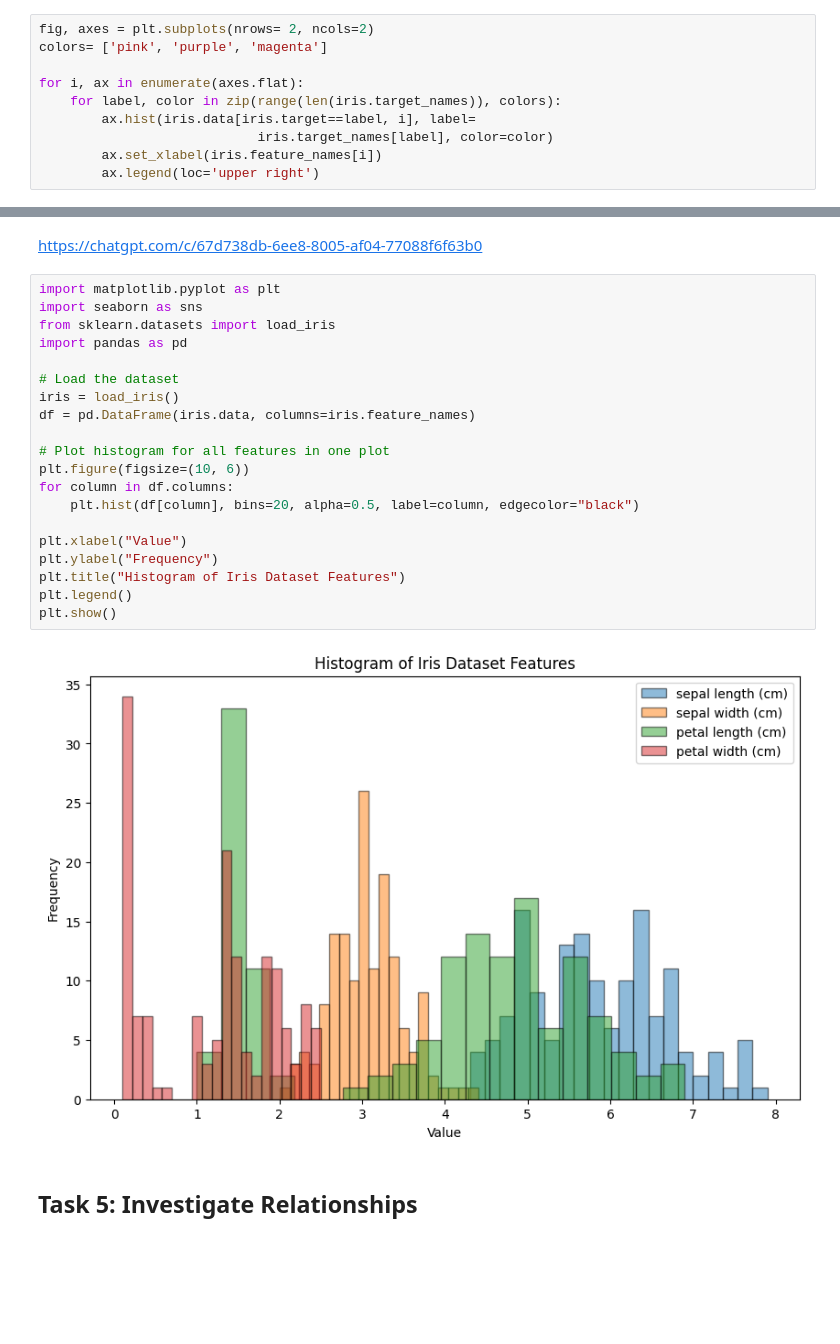
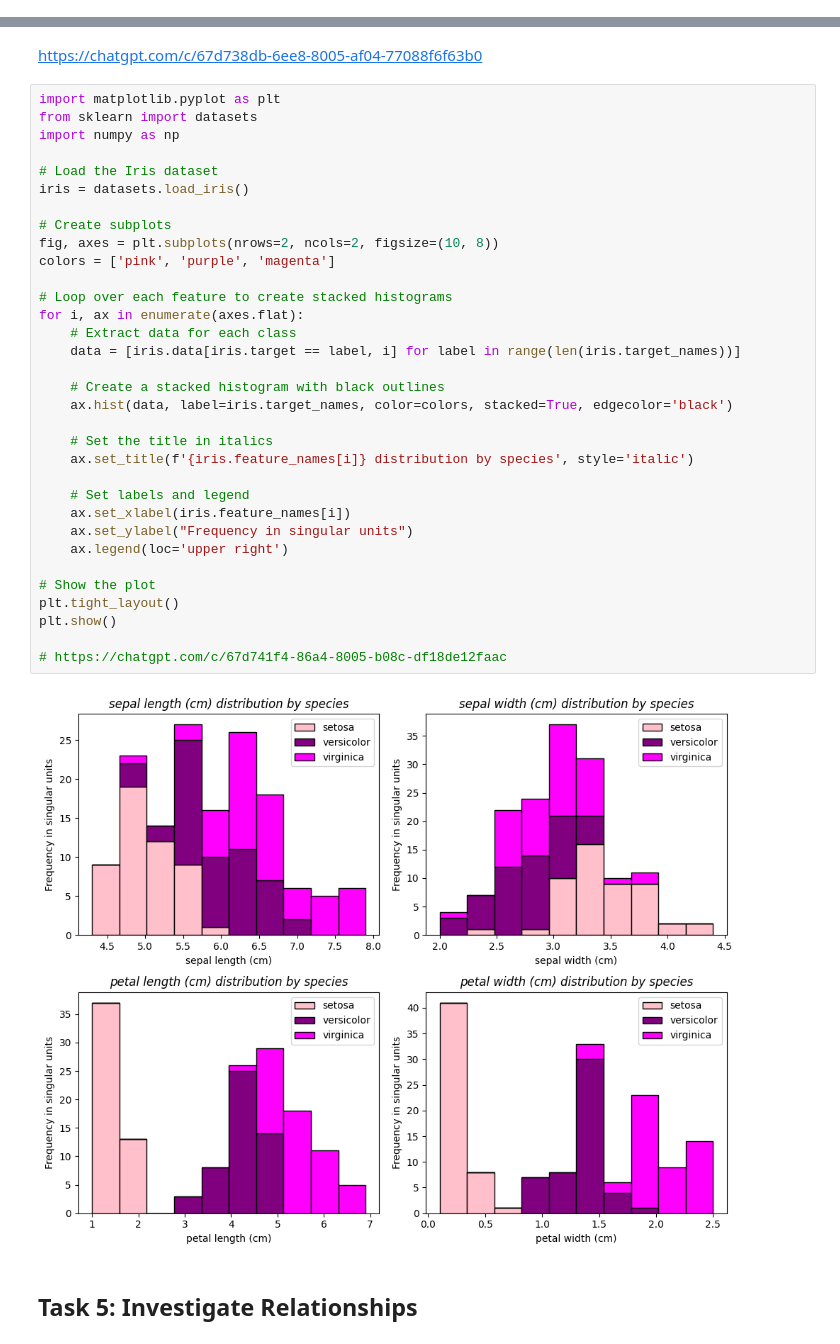
Before and after one commit to LindaN1104/principles_of_data_analytics, a Jupyter notebook: tasks.ipynb, the cells around one changed output, grey strips where cells are left out. Cells and saved outputs as stored; diff of their text form; blank space fills up the shorter version.

```diff
--- a/tasks.ipynb
+++ b/tasks.ipynb
@@ -172,12 +175,2 @@ plt.show()
 # %% [markdown]
 Source code from https://stackoverflow.com/questions/45721083/unable-to-plot-4-histograms-of-iris-dataset-features-using-matplotlib
-# %%
-fig, axes = plt.subplots(nrows= 2, ncols=2)
-colors= ['pink', 'purple', 'magenta']
-
-for i, ax in enumerate(axes.flat):
-    for label, color in zip(range(len(iris.target_names)), colors):
-        ax.hist(iris.data[iris.target==label, i], label=
-                            iris.target_names[label], color=color)
-        ax.set_xlabel(iris.feature_names[i])
-        ax.legend(loc='upper right')
@@ -186,27 +177,40 @@ for i, ax in enumerate(axes.flat):
 # %% [markdown]
 https://chatgpt.com/c/67d738db-6ee8-8005-af04-77088f6f63b0
-# %%
-import matplotlib.pyplot as plt
-import seaborn as sns
-from sklearn.datasets import load_iris
-import pandas as pd
-
-# Load the dataset
-iris = load_iris()
-df = pd.DataFrame(iris.data, columns=iris.feature_names)
-
-# Plot histogram for all features in one plot
-plt.figure(figsize=(10, 6))
-for column in df.columns:
-    plt.hist(df[column], bins=20, alpha=0.5, label=column, edgecolor="black")
-
-plt.xlabel("Value")
-plt.ylabel("Frequency")
-plt.title("Histogram of Iris Dataset Features")
-plt.legend()
-plt.show()
-# %% [output]
-[figure, removed]
+# %%
+import matplotlib.pyplot as plt
+from sklearn import datasets
+import numpy as np
+
+# Load the Iris dataset
+iris = datasets.load_iris()
+
+# Create subplots
+fig, axes = plt.subplots(nrows=2, ncols=2, figsize=(10, 8))
+colors = ['pink', 'purple', 'magenta']
+
+# Loop over each feature to create stacked histograms
+for i, ax in enumerate(axes.flat):
+    # Extract data for each class
+    data = [iris.data[iris.target == label, i] for label in range(len(iris.target_names))]
+
+    # Create a stacked histogram with black outlines
+    ax.hist(data, label=iris.target_names, color=colors, stacked=True, edgecolor='black')
+
+    # Set the title in italics
+    ax.set_title(f'{iris.feature_names[i]} distribution by species', style='italic')
+
+    # Set labels and legend
+    ax.set_xlabel(iris.feature_names[i])
+    ax.set_ylabel("Frequency in singular units")
+    ax.legend(loc='upper right')
+
+# Show the plot
+plt.tight_layout()
+plt.show()
+
+# https://chatgpt.com/c/67d741f4-86a4-8005-b08c-df18de12faac
+# %% [output]
+[figure, added]
 # %% [markdown]
 ## Task 5: Investigate Relationships
 # %% [markdown]
```
Also changed, not shown: parts of 20 cells of this notebook.
